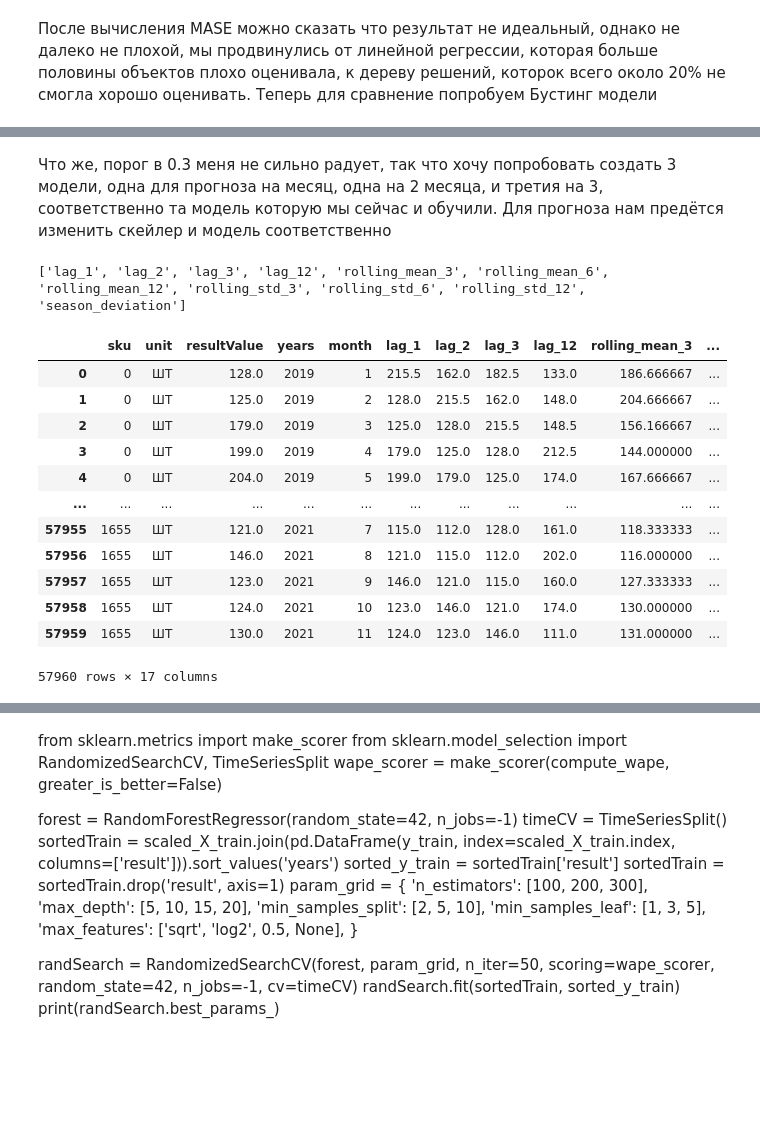
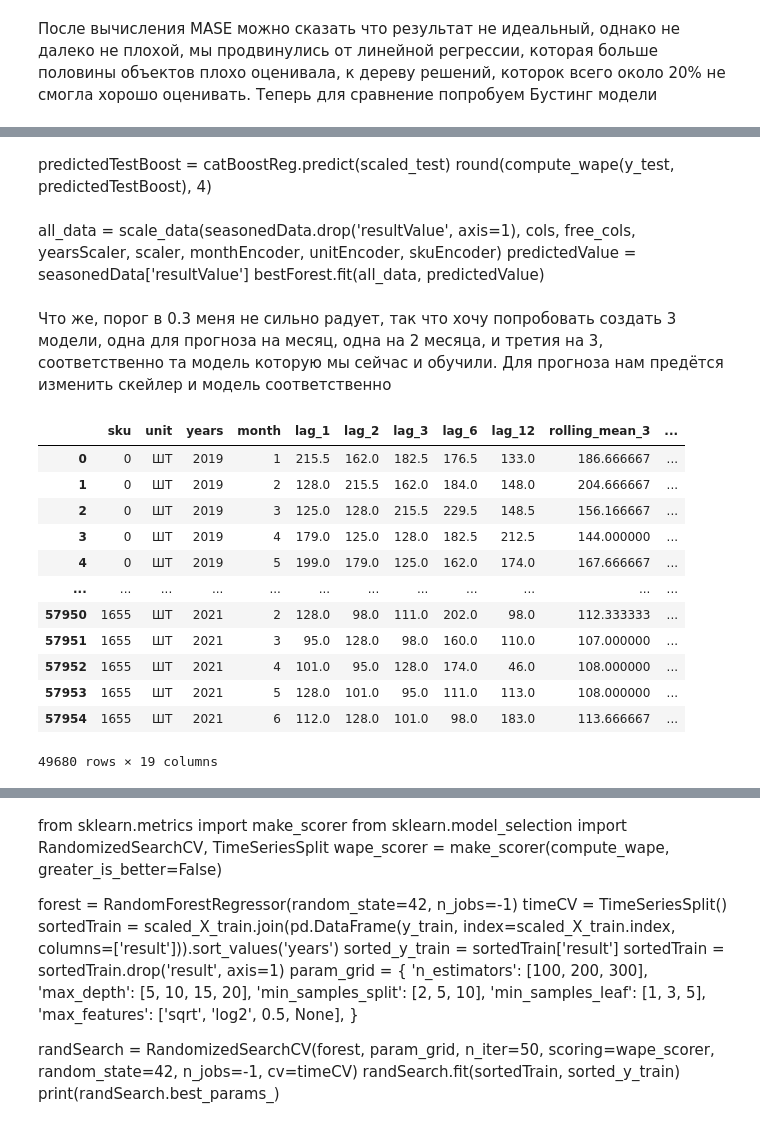
Before and after one commit to HEYDA4HNK/mamo-2026, a Jupyter notebook: Notebook.ipynb, the cells around one changed output, grey strips where cells are left out. Drawn from its saved outputs; the diff is of its cells as text; code cells hidden in the pictures; blank space fills up the shorter version.

```diff
--- a/Notebook.ipynb
+++ b/Notebook.ipynb
@@ -651,29 +795,31 @@ RandomForestRegressor(max_depth=20, max_features=None, min_samples_leaf=3,
+# %% [markdown]
+predictedTestBoost = catBoostReg.predict(scaled_test)
+round(compute_wape(y_test, predictedTestBoost), 4)
+# %% [markdown]
+all_data = scale_data(seasonedData.drop('resultValue', axis=1), cols, free_cols, yearsScaler, scaler, monthEncoder, unitEncoder, skuEncoder)
+predictedValue = seasonedData['resultValue']
+bestForest.fit(all_data, predictedValue)
 # %% [markdown]
 Что же, порог в 0.3 меня не сильно радует, так что хочу попробовать создать 3 модели, одна для прогноза на месяц, одна на 2 месяца, и третия на 3, соответственно та модель которую мы сейчас и обучили. Для прогноза нам предётся изменить скейлер и модель соответственно
 # %%
-def add_all_info_rows(dataFrame, lags_values, rolling_windows):
-    dataWithLags, lags = add_lags(dataFrame, lags_values)
-    rollingData, rolling_means = add_rolling_mean(dataWithLags, lags[0], rolling_windows)
-    rollingData, rolling_std = add_rolling_std(rollingData, lags[0], rolling_windows)
-    seasonedData, season_col = add_season_ratio(rollingData, lags[0])
-    seasonedData, season_dev_col = add_season_deviation(seasonedData, lags[0])
-
-    return (seasonedData, lags + rolling_means + rolling_std + season_dev_col, season_col)
-dataOneMonth, columns, freeColumn = add_all_info_rows(transformedTrainData, [1, 2, 3, 12], [3, 6, 12])
-print(columns)
-dataOneMonth
+learnTrain = X_train.copy()
+learnTrain['resultValue'] = y_train
+lags_1 = [1, 2, 3, 6, 12]
+windows = [3, 4, 6, 12]
+paramsTrain, cols, free_cols = add_all_info_rows(learnTrain, lags_1, windows)
+X_train_params = paramsTrain.drop('resultValue', axis=1)
+X_train_params
 # %% [output]
+|  | sku | unit | years | month | lag_1 | lag_2 | lag_3 | lag_6 | lag_12 | rolling_mean_3 | ... |
+| 0 | 0 | ШТ | 2019 | 1 | 215.5 | 162.0 | 182.5 | 176.5 | 133.0 | 186.666667 | ... |
+| 1 | 0 | ШТ | 2019 | 2 | 128.0 | 215.5 | 162.0 | 184.0 | 148.0 | 204.666667 | ... |
+| 2 | 0 | ШТ | 2019 | 3 | 125.0 | 128.0 | 215.5 | 229.5 | 148.5 | 156.166667 | ... |
+| 3 | 0 | ШТ | 2019 | 4 | 179.0 | 125.0 | 128.0 | 182.5 | 212.5 | 144.000000 | ... |
+| 4 | 0 | ШТ | 2019 | 5 | 199.0 | 179.0 | 125.0 | 162.0 | 174.0 | 167.666667 | ... |
+| ... | ... | ... | ... | ... | ... | ... | ... | ... | ... | ... | ... |
+| 57950 | 1655 | ШТ | 2021 | 2 | 128.0 | 98.0 | 111.0 | 202.0 | 98.0 | 112.333333 | ... |
+| 57951 | 1655 | ШТ | 2021 | 3 | 95.0 | 128.0 | 98.0 | 160.0 | 110.0 | 107.000000 | ... |
+| 57952 | 1655 | ШТ | 2021 | 4 | 101.0 | 95.0 | 128.0 | 174.0 | 46.0 | 108.000000 | ... |
+| 57953 | 1655 | ШТ | 2021 | 5 | 128.0 | 101.0 | 95.0 | 111.0 | 113.0 | 108.000000 | ... |
+| 57954 | 1655 | ШТ | 2021 | 6 | 112.0 | 128.0 | 101.0 | 98.0 | 183.0 | 113.666667 | ... |
-['lag_1', 'lag_2', 'lag_3', 'lag_12', 'rolling_mean_3', 'rolling_mean_6', 'rolling_mean_12', 'rolling_std_3', 'rolling_std_6', 'rolling_std_12', 'season_deviation']
+49680 rows × 19 columns
-|  | sku | unit | resultValue | years | month | lag_1 | lag_2 | lag_3 | lag_12 | rolling_mean_3 | ... |
-| 0 | 0 | ШТ | 128.0 | 2019 | 1 | 215.5 | 162.0 | 182.5 | 133.0 | 186.666667 | ... |
-| 1 | 0 | ШТ | 125.0 | 2019 | 2 | 128.0 | 215.5 | 162.0 | 148.0 | 204.666667 | ... |
-| 2 | 0 | ШТ | 179.0 | 2019 | 3 | 125.0 | 128.0 | 215.5 | 148.5 | 156.166667 | ... |
-| 3 | 0 | ШТ | 199.0 | 2019 | 4 | 179.0 | 125.0 | 128.0 | 212.5 | 144.000000 | ... |
-| 4 | 0 | ШТ | 204.0 | 2019 | 5 | 199.0 | 179.0 | 125.0 | 174.0 | 167.666667 | ... |
-| ... | ... | ... | ... | ... | ... | ... | ... | ... | ... | ... | ... |
-| 57955 | 1655 | ШТ | 121.0 | 2021 | 7 | 115.0 | 112.0 | 128.0 | 161.0 | 118.333333 | ... |
-| 57956 | 1655 | ШТ | 146.0 | 2021 | 8 | 121.0 | 115.0 | 112.0 | 202.0 | 116.000000 | ... |
-| 57957 | 1655 | ШТ | 123.0 | 2021 | 9 | 146.0 | 121.0 | 115.0 | 160.0 | 127.333333 | ... |
-| 57958 | 1655 | ШТ | 124.0 | 2021 | 10 | 123.0 | 146.0 | 121.0 | 174.0 | 130.000000 | ... |
-| 57959 | 1655 | ШТ | 130.0 | 2021 | 11 | 124.0 | 123.0 | 146.0 | 111.0 | 131.000000 | ... |
-57960 rows × 17 columns
```
Also changed, not shown: parts of 41 cells of this notebook, 5 other files.
